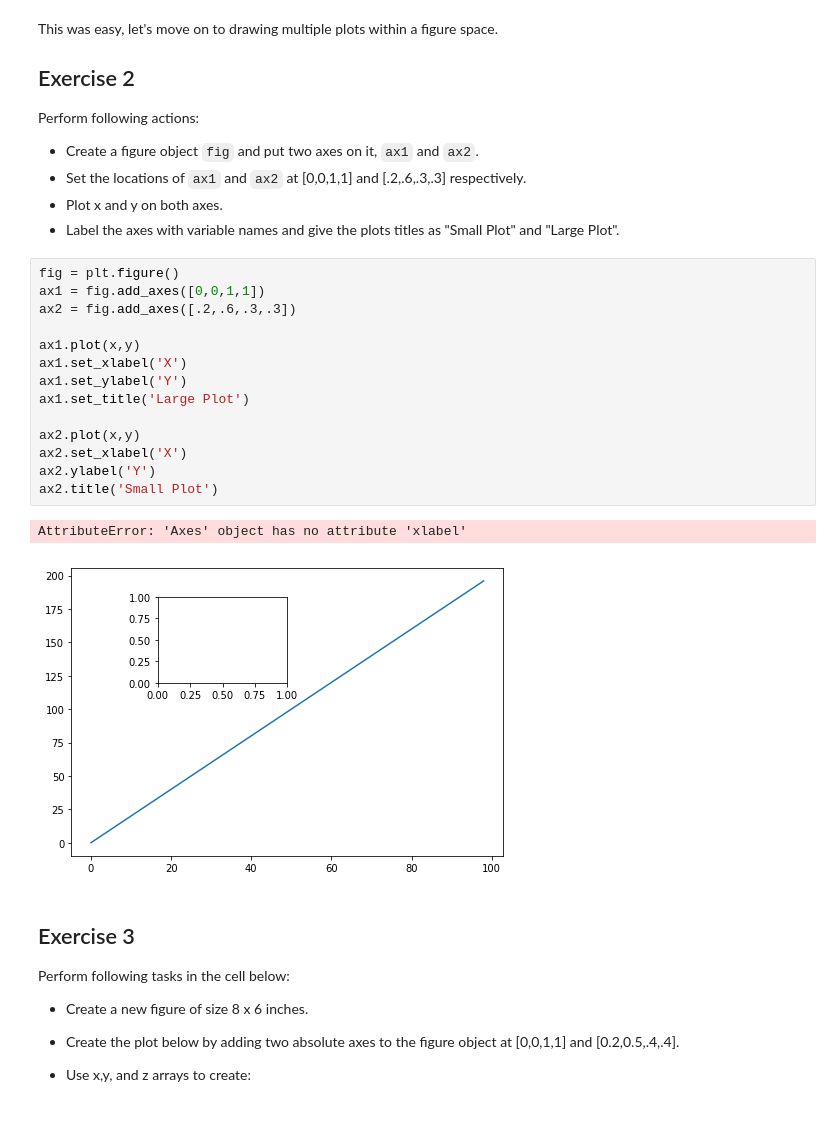
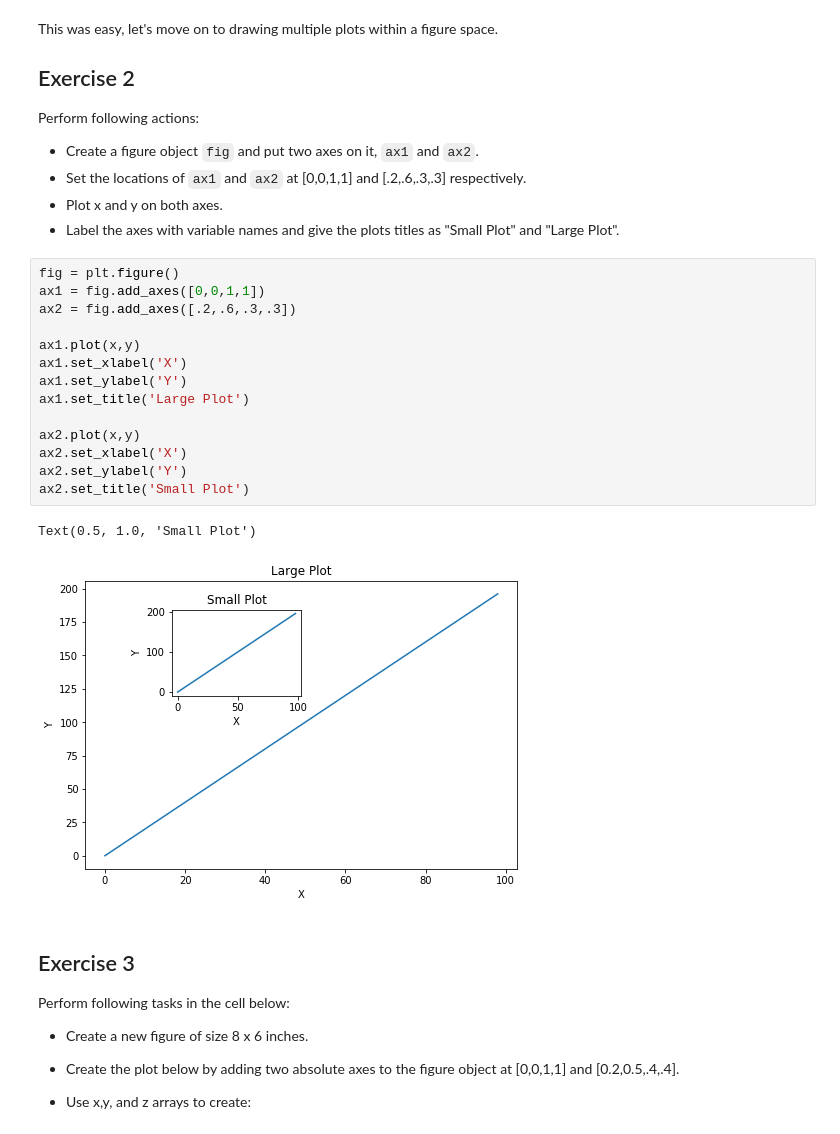
Before and after one commit to NomexHq/ds-matplotlib-intro-lab-nyc-ds-career-031119, a Jupyter notebook: index.ipynb, the cells around one changed output. Saved outputs shown, nothing was run; the diff lists cells and outputs as text.

```diff
--- a/index.ipynb
+++ b/index.ipynb
@@ -92,20 +92,20 @@ Perform following actions:
 # %%
 fig = plt.figure()
 ax1 = fig.add_axes([0,0,1,1])
 ax2 = fig.add_axes([.2,.6,.3,.3])
 
 ax1.plot(x,y)
 ax1.set_xlabel('X')
 ax1.set_ylabel('Y')
 ax1.set_title('Large Plot')
 
 ax2.plot(x,y)
 ax2.set_xlabel('X')
-ax2.ylabel('Y')
-ax2.title('Small Plot')
+ax2.set_ylabel('Y')
+ax2.set_title('Small Plot')
 # %% [output]
-AttributeError: 'Axes' object has no attribute 'xlabel'
+Text(0.5, 1.0, 'Small Plot')
-[figure, old version]
+[figure, new version]
 # %% [markdown]
 ## Exercise 3
 
```
